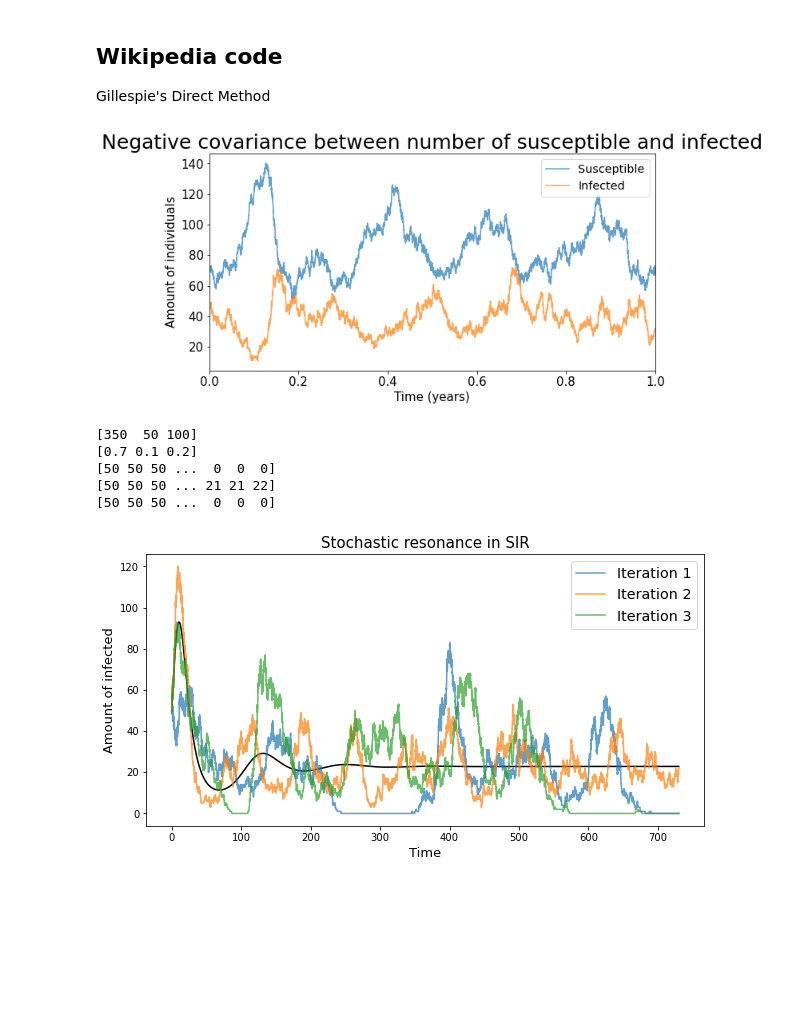
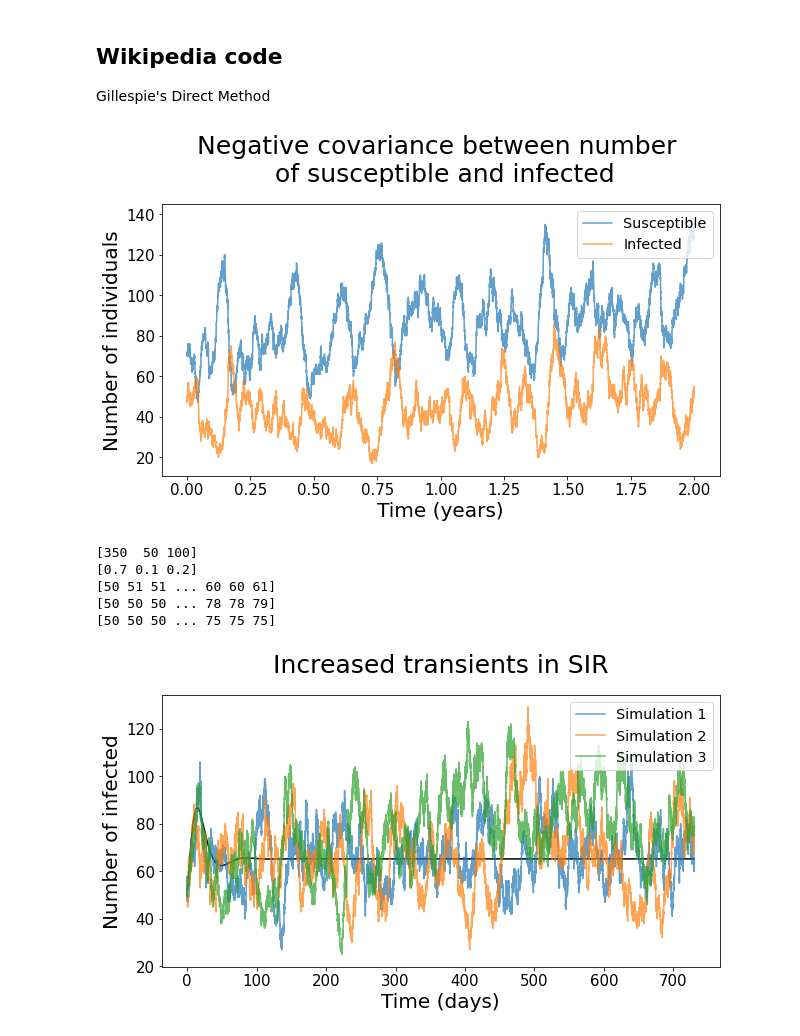
Before and after one commit to Florisdv5/Introcomp_assign2, a Jupyter notebook: Cov+trans+res.ipynb, the cells around one changed output. Drawn from its saved outputs; the diff is of its cells as text; code cells hidden in the pictures; blank space fills up the shorter version.

```diff
--- a/Cov+trans+res.ipynb
+++ b/Cov+trans+res.ipynb
@@ -78,42 +76,40 @@ def Stoch_Iteration(INPUT):
         S.append(INPUT[0])
         I.append(INPUT[1])
         R.append(INPUT[2])
         [res,ts] = stoc_eqs(INPUT,ts)
         lop=lop+1
         T.append(T[lop-1])
         S.append(INPUT[0])
         I.append(INPUT[1])
         R.append(INPUT[2])
     return [T,S,I,R]
 
 
 [T,S,I,R]=Stoch_Iteration(INPUT)
 
 tT=np.array(T)[1:,]/365.
 tS=np.array(S)[1:,]
 tI=np.array(I)[1:,]
 tR=np.array(R)[1:,]
-for tick in ax2.xaxis.get_major_ticks():
-    tick.label.set_fontsize(15)
-for tick in ax2.yaxis.get_major_ticks():
-    tick.label.set_fontsize(15)
+
 fig, (ax2) = plt.subplots(1, sharex=True, figsize = (10, 5))
 plt.plot(tT, tS, alpha=0.7, label = 'Susceptible')
 #pl.xlabel ('Time (years)')
-plt.xlim(0,1)
+#plt.xlim(0,1)
 for tick in ax2.xaxis.get_major_ticks():
     tick.label.set_fontsize(15)
 for tick in ax2.yaxis.get_major_ticks():
     tick.label.set_fontsize(15)
 plt.plot(tT, tI, alpha=0.7, label ='Infected')
 
 plt.legend(loc = "upper right", fontsize = "x-large", bbox_to_anchor = (1,1))
-plt.title("Negative covariance between number of susceptible and infected", size = 25)
-plt.xlabel ('Time (years)', size = 15)
-plt.ylabel ('Amount of individuals', size = 15)
+plt.title("Negative covariance between number \n of susceptible and infected", size = 25, y = 1.06)
+plt.xlabel ('Time (years)', size = 20)
+plt.ylabel ('Number of individuals', size = 20)
+
 plt.show()
 # %% [output]
-[figure, old version]
+[figure, new version]
 # %%
 
 import numpy as np
@@ -121,7 +117,7 @@ import pylab as pl
 
 beta=0.4
 gamma=0.15
-mu=0.0125
+mu=0.0525
 N0=500
 # delta = math.sqrt(N0)*5.5e-03
 delta = 0.0625*mu*(beta/gamma -1)*math.sqrt(N0)
@@ -191,10 +187,10 @@ tR=np.array(R)[1:,]
 def derivation3(y, t, beta, gamma, m, d):
     S,I,R = y
     dSdt = m-beta * S * I  - m * S
-    dIdt = beta * S * I  - gamma * I - m * I
+    dIdt = beta * S * I  - gamma * I - m * I + d
     dRdt = gamma * I - m * R
     return dSdt, dIdt, dRdt
-time = np.linspace(0,730,1000)
+time = np.linspace(0,730,730)
 d = delta / N0
 print(y)
 SIR = odeint(derivation3, y, time, args = (beta, gamma, mu, d))
@@ -212,21 +208,22 @@ for i in range(3):
     tT=np.array(T)[1:,]
     tI=np.array(I)[1:,]
     print(tI)
-    plt.plot(tT, tI, alpha=0.7, label = ('Iteration %s' %(i+1)))
+    plt.plot(tT, tI, alpha=0.7, label = ('Simulation %s' %(i+1)))
 
-plt.title('Stochastic resonance in SIR', size = 15)
-plt.xlabel ('Time', size = 13)
-plt.ylabel ('Amount of infected', size = 13)
-
+plt.title('Increased transients in SIR', size = 25,y = 1.06)
+plt.xlabel ('Time (days)', size = 20)
+plt.ylabel ('Number of infected', size = 20)
 plt.legend(loc = "upper right", fontsize = "x-large", bbox_to_anchor = (1,1))
+plt.xticks(fontsize= 15)
+plt.yticks(fontsize= 15)
 plt.show()
 # %% [output]
 [350  50 100]
 [0.7 0.1 0.2]
-[50 50 50 ...  0  0  0]
-[50 50 50 ... 21 21 22]
-[50 50 50 ...  0  0  0]
+[50 51 51 ... 60 60 61]
+[50 50 50 ... 78 78 79]
+[50 50 50 ... 75 75 75]
-[figure, old version]
+[figure, new version]
 # %%
 ####################################################################
 ###    This is the PYTHON version of program 6.4 from page 203 of  #
```
Also changed, not shown: parts of 2 cells of this notebook.
